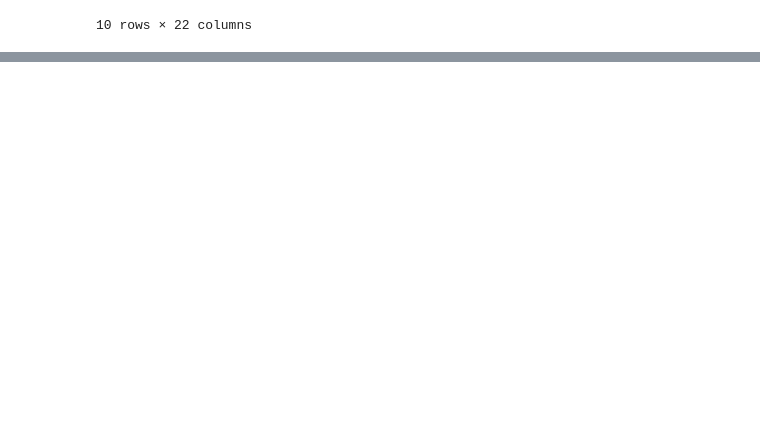
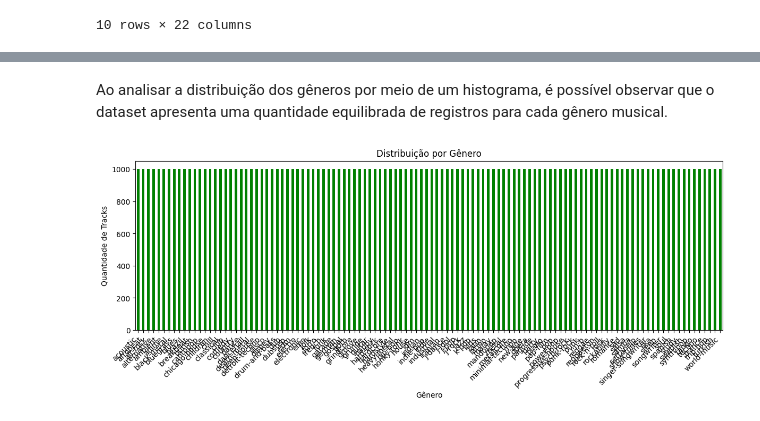
Before and after one commit to YagoGomesDaSilva/Aprendizado-de-Maquina--Nao-Supervisionado, a Jupyter notebook: Atividade_III_Unidade_Jupyter.ipynb, the cells around one changed output, grey strips where cells are left out. Cells and saved outputs as stored; diff of their text form; code cells hidden in the pictures; blank space fills up the shorter version.

```diff
--- a/Atividade_III_Unidade_Jupyter.ipynb
+++ b/Atividade_III_Unidade_Jupyter.ipynb
@@ -61,0 +111,13 @@ User uploaded file "spotify-tracks-dataset.csv"
+# %% [markdown]
+Ao analisar a distribuição dos gêneros por meio de um histograma, é possível observar que o dataset apresenta uma quantidade equilibrada de registros para cada gênero musical.
+# %%
+plt.figure(figsize=(12, 5))
+df['track_genre'].value_counts().plot(kind='bar', color='green')
+plt.title('Distribuição por Gênero')
+plt.xlabel('Gênero')
+plt.ylabel('Quantidade de Tracks')
+plt.xticks(rotation=45, ha='right')
+plt.tight_layout()
+plt.show()
+# %% [output]
+[figure, added]
```
Also changed, not shown: parts of 11 cells of this notebook.
